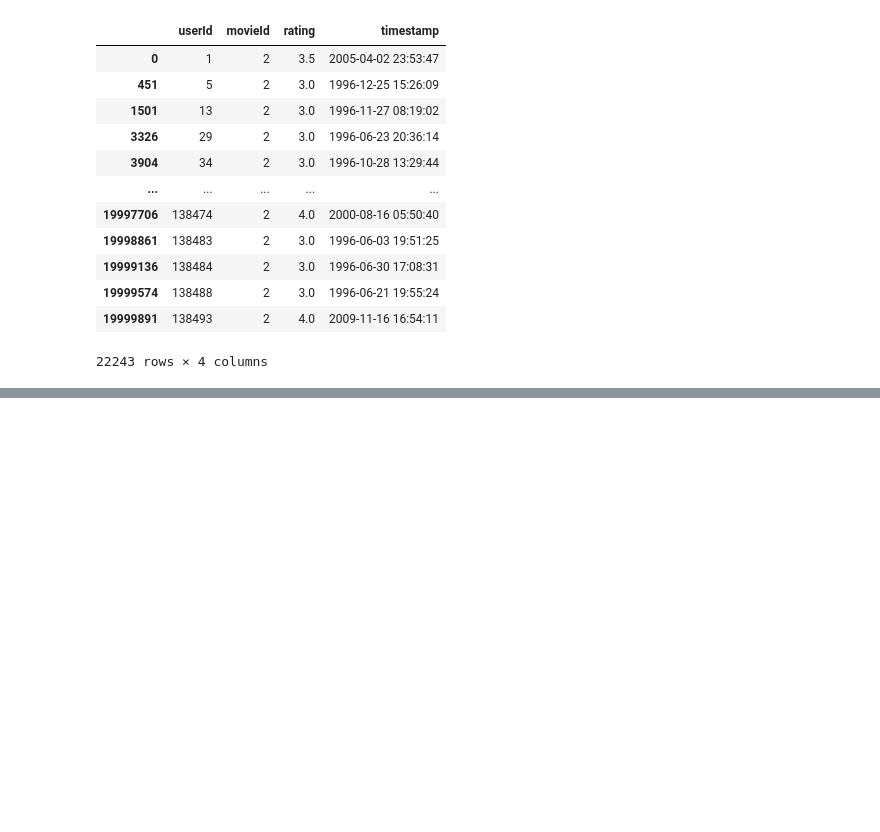
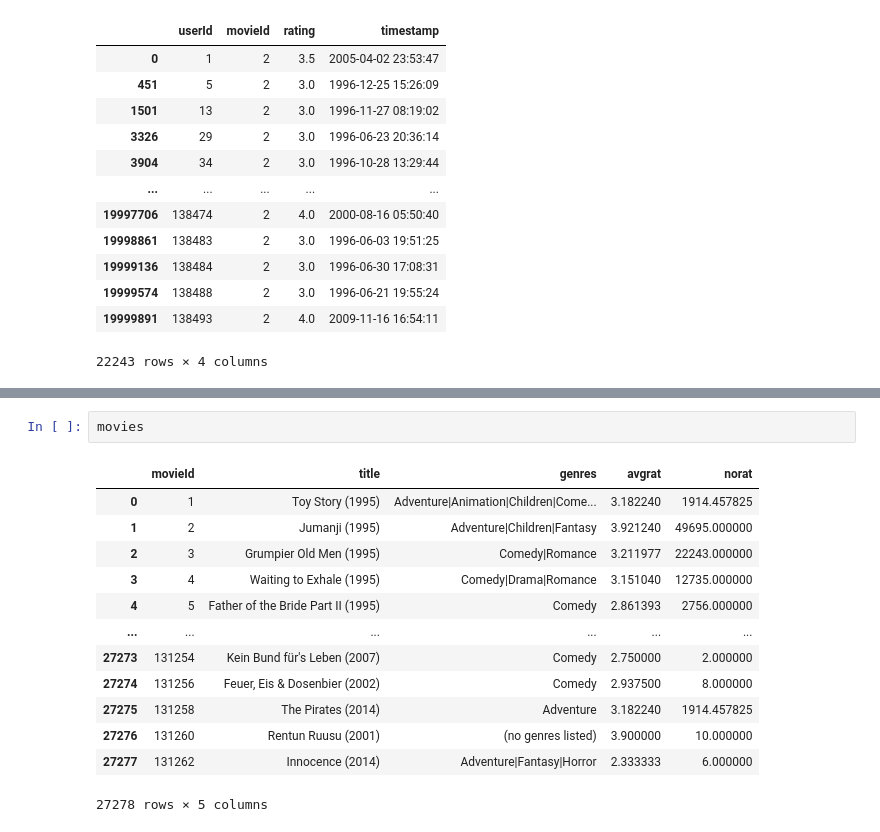
Before and after one commit to arneethr/Data-Science-EDA-Starter, a Jupyter notebook: Data Science.ipynb, the cells around one changed output, grey strips where cells are left out. Drawn from its saved outputs; the diff is of its cells as text; blank space fills up the shorter version.

```diff
--- a/Data Science.ipynb
+++ b/Data Science.ipynb
@@ -115,0 +149,16 @@ ratings[ratings['movieId']==2]
+# %%
+movies
+# %% [output]
+|  | movieId | title | genres | avgrat | norat |
+| 0 | 1 | Toy Story (1995) | Adventure|Animation|Children|Come... | 3.182240 | 1914.457825 |
+| 1 | 2 | Jumanji (1995) | Adventure|Children|Fantasy | 3.921240 | 49695.000000 |
+| 2 | 3 | Grumpier Old Men (1995) | Comedy|Romance | 3.211977 | 22243.000000 |
+| 3 | 4 | Waiting to Exhale (1995) | Comedy|Drama|Romance | 3.151040 | 12735.000000 |
+| 4 | 5 | Father of the Bride Part II (1995) | Comedy | 2.861393 | 2756.000000 |
+| ... | ... | ... | ... | ... | ... |
+| 27273 | 131254 | Kein Bund für's Leben (2007) | Comedy | 2.750000 | 2.000000 |
+| 27274 | 131256 | Feuer, Eis & Dosenbier (2002) | Comedy | 2.937500 | 8.000000 |
+| 27275 | 131258 | The Pirates (2014) | Adventure | 3.182240 | 1914.457825 |
+| 27276 | 131260 | Rentun Ruusu (2001) | (no genres listed) | 3.900000 | 10.000000 |
+| 27277 | 131262 | Innocence (2014) | Adventure|Fantasy|Horror | 2.333333 | 6.000000 |
+27278 rows × 5 columns
```
Also changed, not shown: parts of 10 cells of this notebook.
